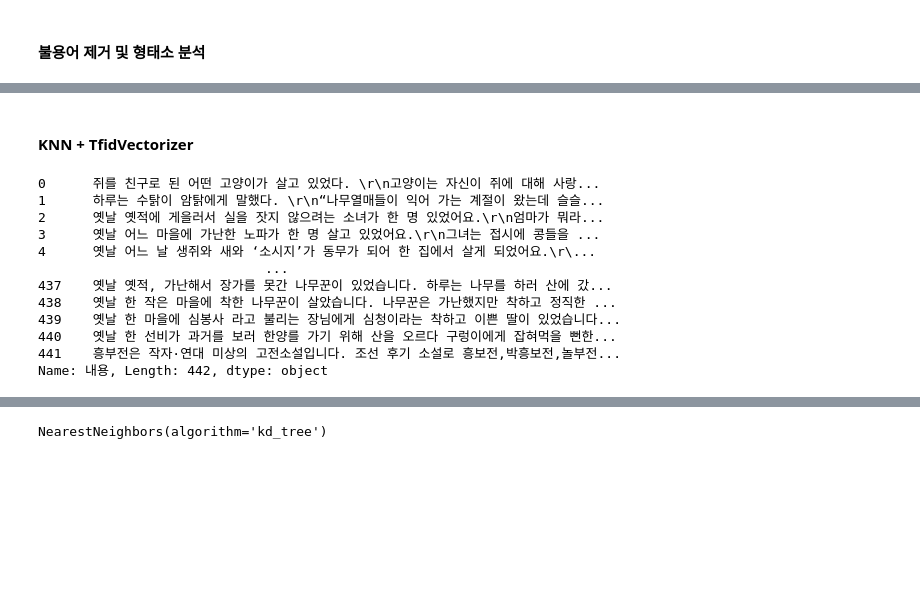
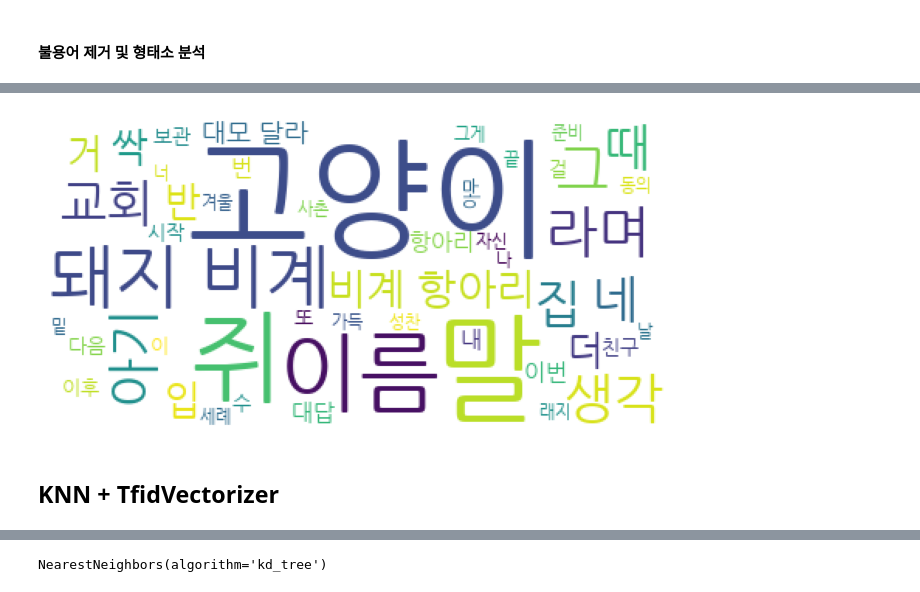
Before and after one commit to mandarinnn2/aivle_ai, a Jupyter notebook: tale_re/tale_recommendation.ipynb, the cells around one changed output, grey strips where cells are left out. Cells and saved outputs as stored; diff of their text form; code cells hidden in the pictures; blank space fills up the shorter version.

```diff
--- a/tale_re/tale_recommendation.ipynb
+++ b/tale_re/tale_recommendation.ipynb
@@ -224,5 +236,0 @@ plt.show()
-# %%
-sns.set_palette('GnBu')
-sns.barplot(x=wc['count'][:10],y=wc['word'][:10],orient='h')
-plt.title('Token Top 10')
-plt.show()
@@ -231,17 +271,22 @@ plt.show()
+# %%
+# 워드 클라우드 세팅
+# 한글폰트 경로 설정
+wc = WordCloud (max_words=50,
+           random_state= 810,
+           background_color='white',
+           font_path= 'NanumGothic.ttf'#
+           )
+
+
+text = df['Tokens'][0]
+text = ' '.join(text)
+
+wc.generate_from_text(text)
+plt.figure(figsize=(8,8))
+plt.imshow(wc)
+plt.axis('off')
+plt.show()
+# %% [output]
+[figure, added]
 # %% [markdown]
-#### KNN + TfidVectorizer
+## KNN + TfidVectorizer
-# %%
-df['내용']
-# %% [output]
-0      쥐를 친구로 된 어떤 고양이가 살고 있었다. \r\n고양이는 자신이 쥐에 대해 사랑...
-1      하루는 수탉이 암탉에게 말했다. \r\n“나무열매들이 익어 가는 계절이 왔는데 슬슬...
-2      옛날 옛적에 게을러서 실을 잣지 않으려는 소녀가 한 명 있었어요.\r\n엄마가 뭐라...
-3      옛날 어느 마을에 가난한 노파가 한 명 살고 있었어요.\r\n그녀는 접시에 콩들을 ...
-4      옛날 어느 날 생쥐와 새와 ‘소시지’가 동무가 되어 한 집에서 살게 되었어요.\r\...
-                             ...
-437    옛날 옛적, 가난해서 장가를 못간 나무꾼이 있었습니다. 하루는 나무를 하러 산에 갔...
-438    옛날 한 작은 마을에 착한 나무꾼이 살았습니다. 나무꾼은 가난했지만 착하고 정직한 ...
-439    옛날 한 마을에 심봉사 라고 불리는 장님에게 심청이라는 착하고 이쁜 딸이 있었습니다...
-440    옛날 한 선비가 과거를 보러 한양를 가기 위해 산을 오르다 구렁이에게 잡혀먹을 뻔한...
-441    흥부전은 작자·연대 미상의 고전소설입니다. 조선 후기 소설로 흥보전,박흥보전,놀부전...
-Name: 내용, Length: 442, dtype: object
```
Also changed, not shown: parts of 36 cells of this notebook.
